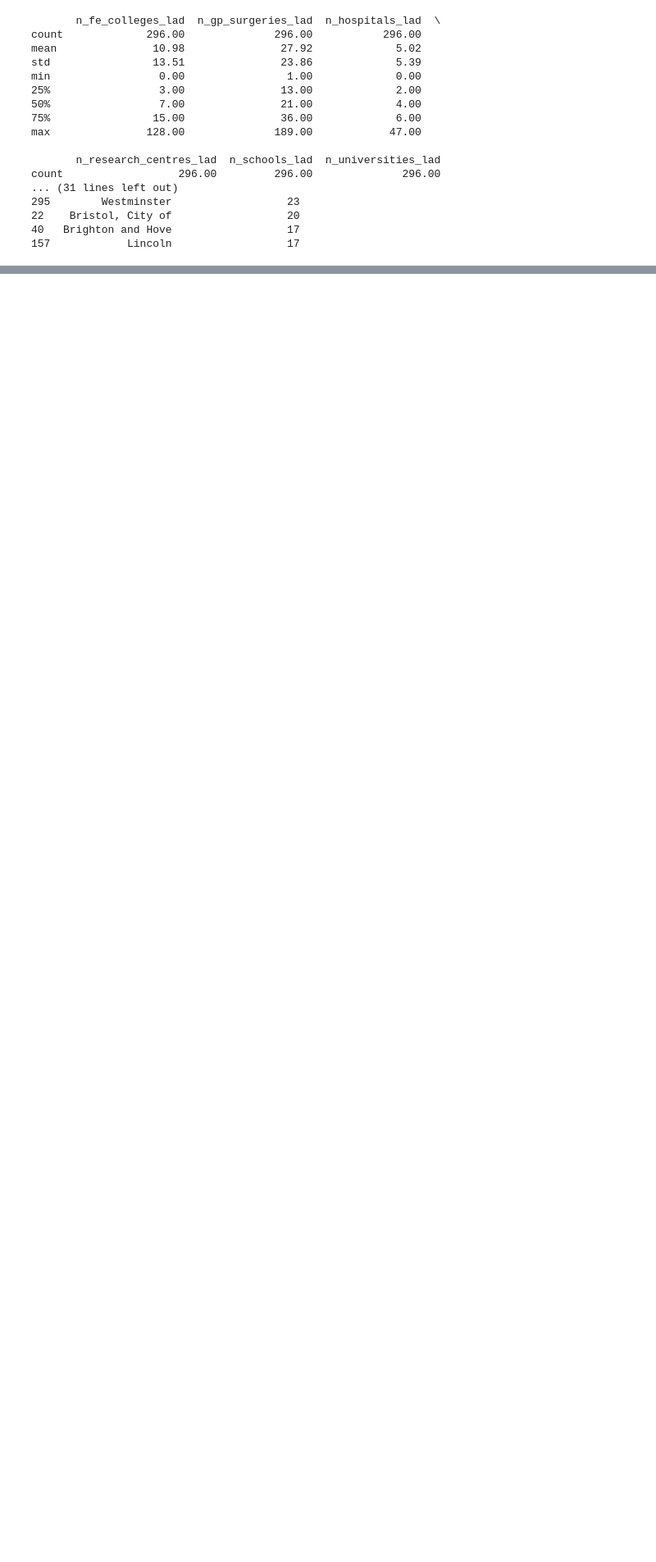
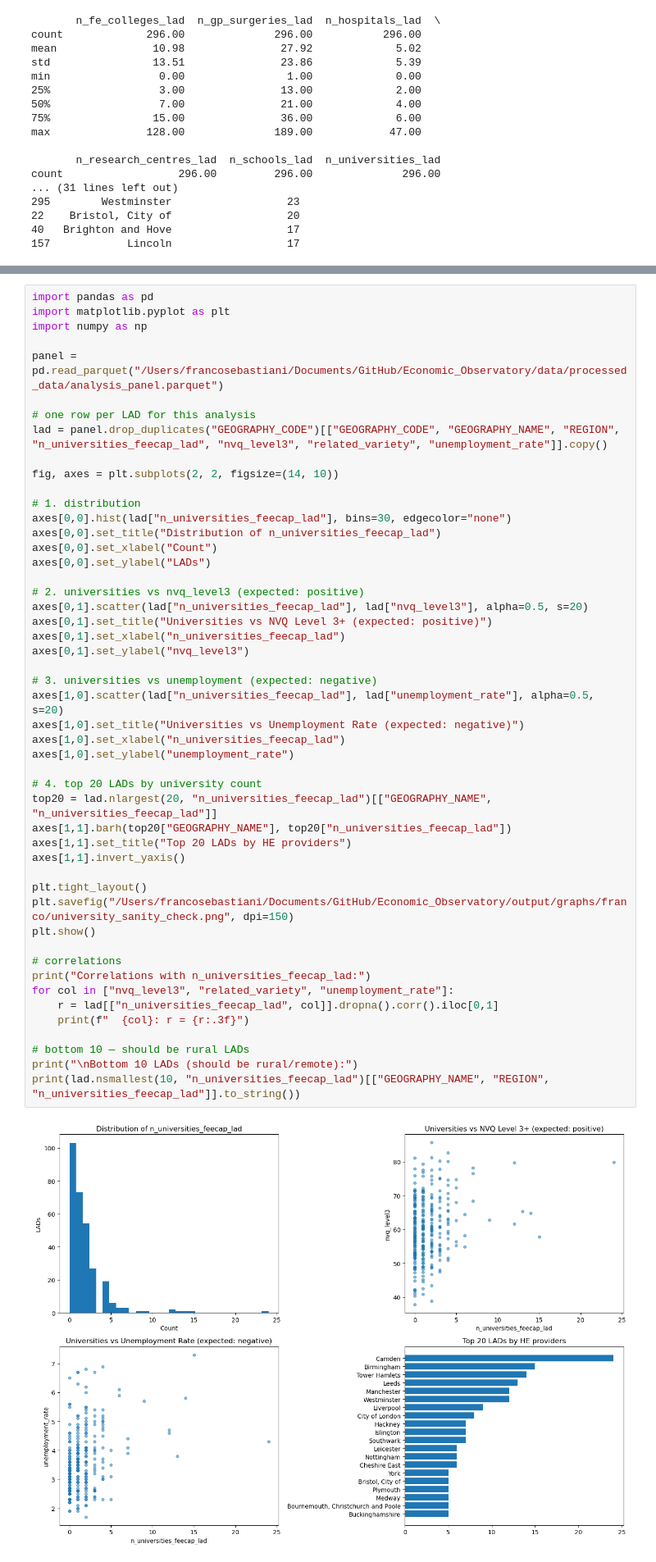
Before and after one commit to Phirtia/Economic_Observatory, a Jupyter notebook: notebooks/Franco/quality_control_processed.ipynb, the cells around one changed output, grey strips where cells are left out. Shown at 82% size. Cells and saved outputs as stored; diff of their text form; blank space fills up the shorter version.

Commit message:
update with universities as variable

```diff
--- a/notebooks/Franco/quality_control_processed.ipynb
+++ b/notebooks/Franco/quality_control_processed.ipynb
@@ -1598,0 +1671,51 @@ count                  296.00         296.00              296.00
+# %%
+import pandas as pd
+import matplotlib.pyplot as plt
+import numpy as np
+
+panel = pd.read_parquet("/Users/francosebastiani/Documents/GitHub/Economic_Observatory/data/processed_data/analysis_panel.parquet")
+
+# one row per LAD for this analysis
+lad = panel.drop_duplicates("GEOGRAPHY_CODE")[["GEOGRAPHY_CODE", "GEOGRAPHY_NAME", "REGION", "n_universities_feecap_lad", "nvq_level3", "related_variety", "unemployment_rate"]].copy()
+
+fig, axes = plt.subplots(2, 2, figsize=(14, 10))
+
+# 1. distribution
+axes[0,0].hist(lad["n_universities_feecap_lad"], bins=30, edgecolor="none")
+axes[0,0].set_title("Distribution of n_universities_feecap_lad")
+axes[0,0].set_xlabel("Count")
+axes[0,0].set_ylabel("LADs")
+
+# 2. universities vs nvq_level3 (expected: positive)
+axes[0,1].scatter(lad["n_universities_feecap_lad"], lad["nvq_level3"], alpha=0.5, s=20)
+axes[0,1].set_title("Universities vs NVQ Level 3+ (expected: positive)")
+axes[0,1].set_xlabel("n_universities_feecap_lad")
+axes[0,1].set_ylabel("nvq_level3")
+
+# 3. universities vs unemployment (expected: negative)
+axes[1,0].scatter(lad["n_universities_feecap_lad"], lad["unemployment_rate"], alpha=0.5, s=20)
+axes[1,0].set_title("Universities vs Unemployment Rate (expected: negative)")
+axes[1,0].set_xlabel("n_universities_feecap_lad")
+axes[1,0].set_ylabel("unemployment_rate")
+
+# 4. top 20 LADs by university count
+top20 = lad.nlargest(20, "n_universities_feecap_lad")[["GEOGRAPHY_NAME", "n_universities_feecap_lad"]]
+axes[1,1].barh(top20["GEOGRAPHY_NAME"], top20["n_universities_feecap_lad"])
+axes[1,1].set_title("Top 20 LADs by HE providers")
+axes[1,1].invert_yaxis()
+
+plt.tight_layout()
+plt.savefig("/Users/francosebastiani/Documents/GitHub/Economic_Observatory/output/graphs/franco/university_sanity_check.png", dpi=150)
+plt.show()
+
+# correlations
+print("Correlations with n_universities_feecap_lad:")
+for col in ["nvq_level3", "related_variety", "unemployment_rate"]:
+    r = lad[["n_universities_feecap_lad", col]].dropna().corr().iloc[0,1]
+    print(f"  {col}: r = {r:.3f}")
+
+# bottom 10 — should be rural LADs
+print("\nBottom 10 LADs (should be rural/remote):")
+print(lad.nsmallest(10, "n_universities_feecap_lad")[["GEOGRAPHY_NAME", "REGION", "n_universities_feecap_lad"]].to_string())
+# %% [output]
+[figure, added]
```
Also changed, not shown: parts of 4 cells of this notebook, 3 other files.
